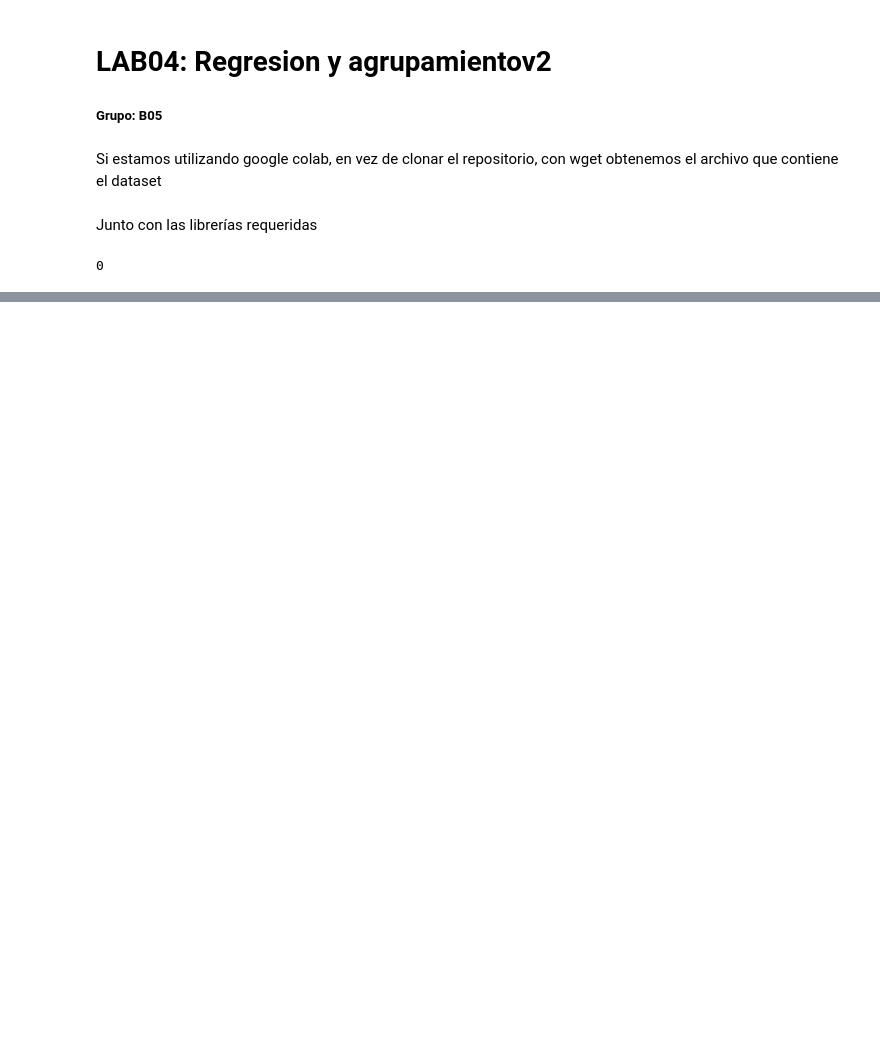
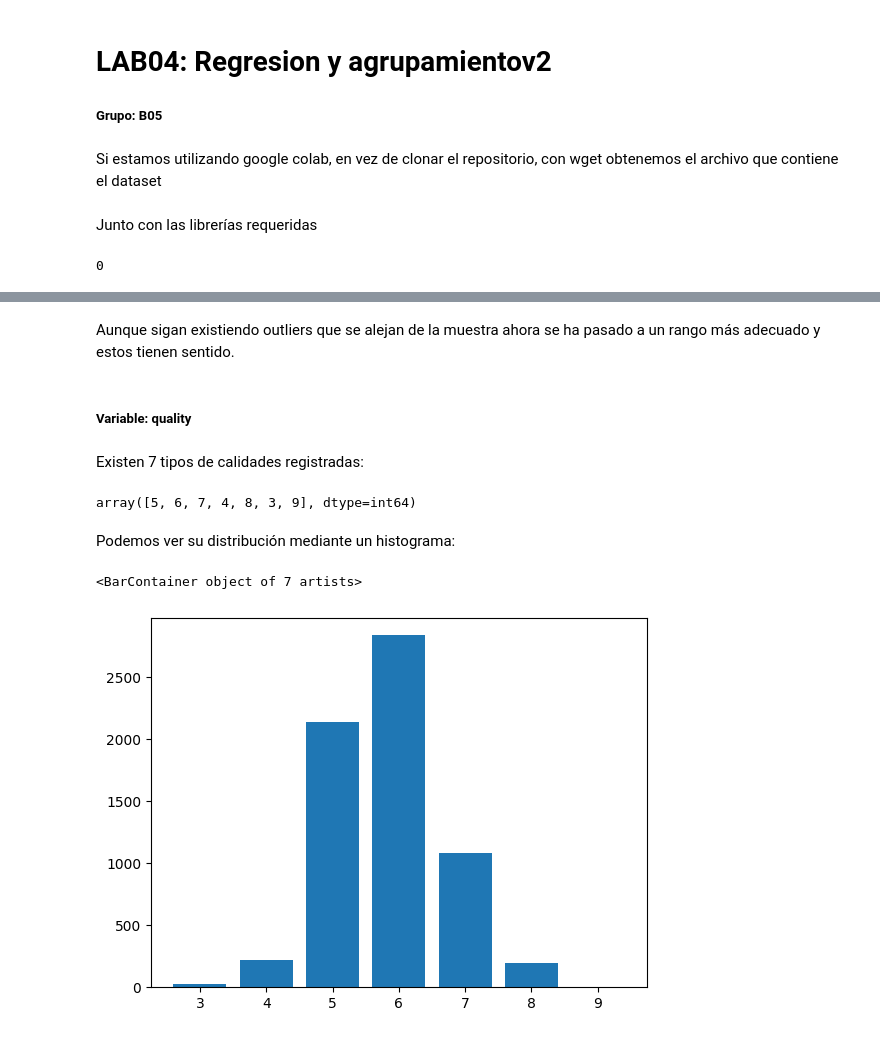
Before and after one commit to Alf-caput/LAB04_Regresion_y_agrupamiento, a Jupyter notebook: LAB04 Regresion_y_agrupamientov2.ipynb, the cells around one changed output, grey strips where cells are left out. Drawn from its saved outputs; the diff is of its cells as text; code cells hidden in the pictures; blank space fills up the shorter version.

```diff
--- a/LAB04 Regresion_y_agrupamientov2.ipynb
+++ b/LAB04 Regresion_y_agrupamientov2.ipynb
@@ -27,0 +234,19 @@ os.system('pip install -r requirements.txt')
+# %% [markdown]
+Aunque sigan existiendo outliers que se alejan de la muestra ahora se ha pasado a un rango más adecuado y estos tienen sentido.
+# %% [markdown]
+##### Variable: **quality**
+# %% [markdown]
+Existen 7 tipos de calidades registradas:
+# %%
+possible_qualities = df['quality'].unique()
+possible_qualities
+# %% [output]
+array([5, 6, 7, 4, 8, 3, 9], dtype=int64)
+# %% [markdown]
+Podemos ver su distribución mediante un histograma:
+# %%
+quality_freq = df['quality'].value_counts()
+plt.bar(quality_freq.index, quality_freq.values)
+# %% [output]
+<BarContainer object of 7 artists>
+[figure, added]
```
Also changed, not shown: parts of 47 cells of this notebook, 1 other file.
